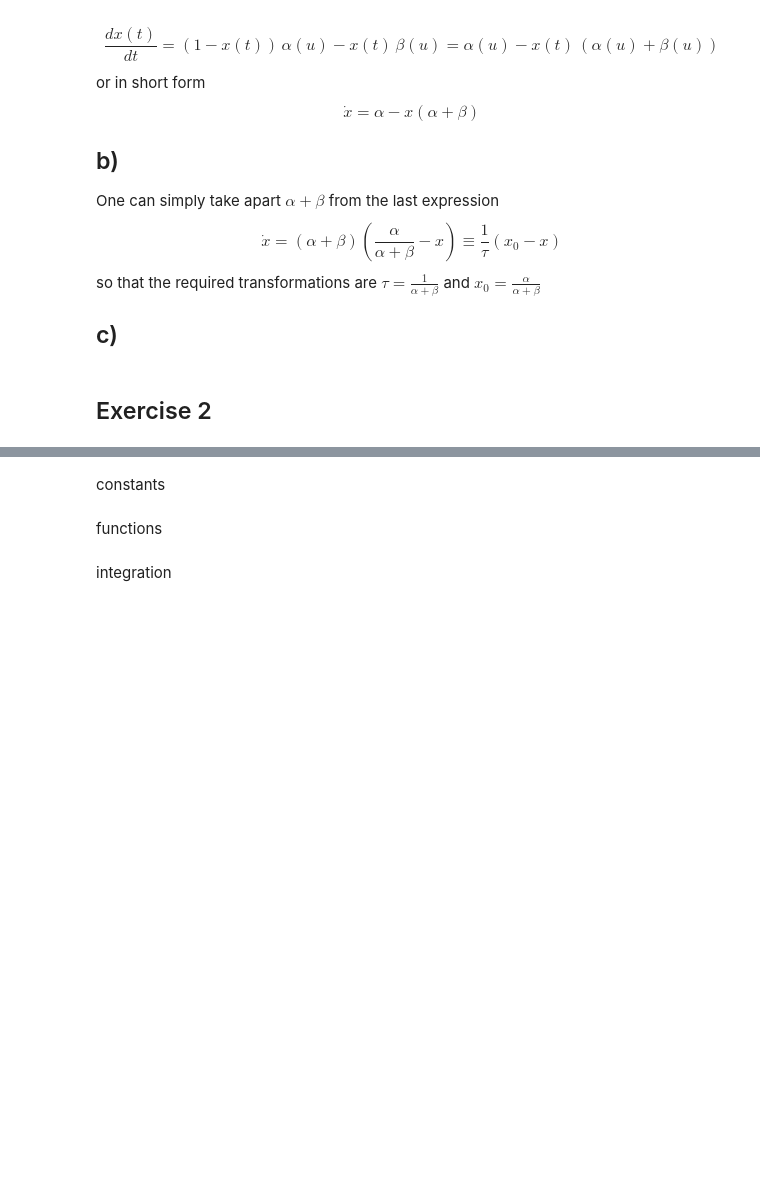
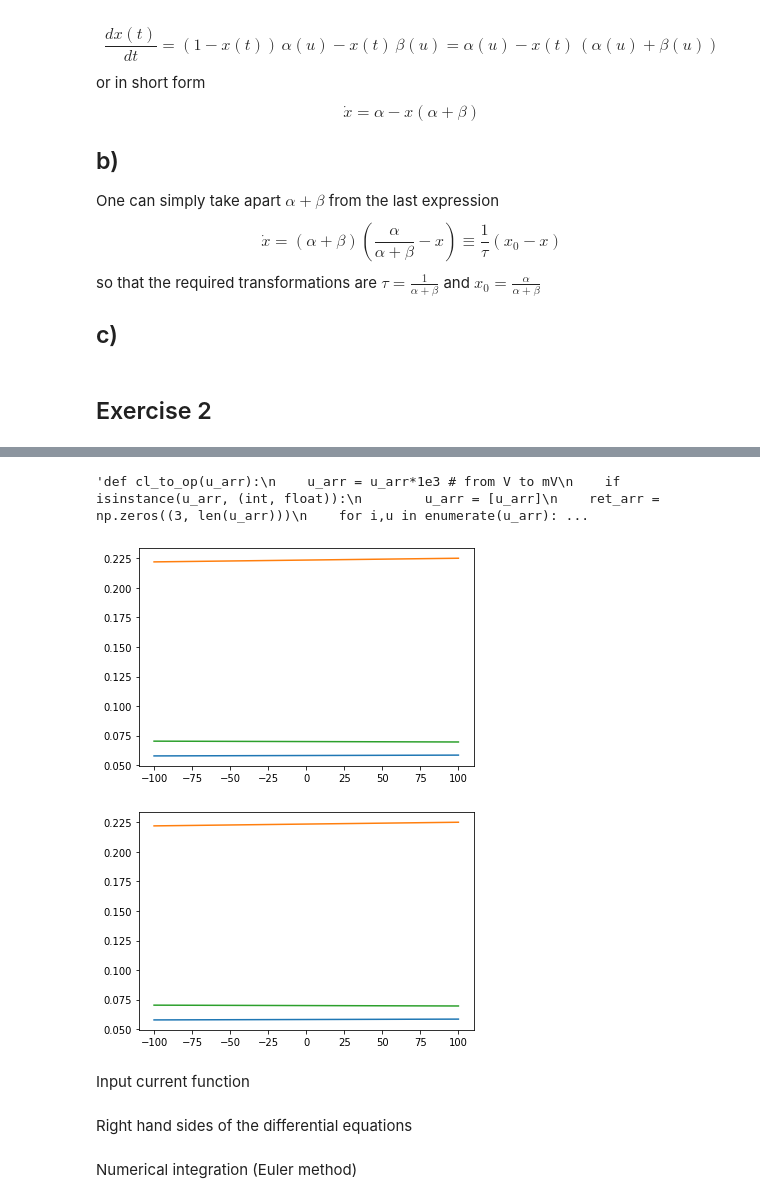
Before and after one commit to Matteo294/BIC, a Jupyter notebook: sheet2/ex1.ipynb, the cells around one changed output, grey strips where cells are left out. Drawn from its saved outputs; the diff is of its cells as text; code cells hidden in the pictures; blank space fills up the shorter version.

```diff
--- a/sheet2/ex1.ipynb
+++ b/sheet2/ex1.ipynb
@@ -38,19 +75,27 @@ Transition rates
 # %%
 # Transition rates
-#cl_to_op = lambda u: np.array([(-0.55-0.1*u*1e3)/(np.exp(-5.5-0.1*u*1e3) - 1), (-4-0.1*u*1e3)/(np.exp(-4.0-0.1*u*1e3) - 1), 0.007*np.exp(-(u*1e3+65)/20)])
-def cl_to_op(u_arr):
+'''def cl_to_op(u_arr):
+    u_arr = u_arr*1e3 # from V to mV
     if isinstance(u_arr, (int, float)):
         u_arr = [u_arr]
     ret_arr = np.zeros((3, len(u_arr)))
     for i,u in enumerate(u_arr):
-        if abs(-0.1*u*1e3 - 5.5) < 1e-1:
-            ret_arr[0,i] = (-0.55-0.01*u*1e3)/(-0.1*u*1e3 + 5.5 + 0.5*(0.1*0.1*u*u*1e6 + 5.5*5.5 - 2*0.1*5.5*u*1e3))
+        if abs(-0.1*u-5.5) < 1:
+            ret_arr[0,i] = (-0.55-0.01*u)/taylor_exp(u, alpha=-0.1, beta=-5.5, n=10)
         else:
-            ret_arr[0,i] = (-0.55-0.1*u*1e3)/(np.exp(-5.5-0.1*u*1e3) - 1)
-        ret_arr[1,i] = (-4-0.1*u*1e3)/(np.exp(-4.0-0.1*u*1e3) - 1)
-        ret_arr[2,i] = 0.007*np.exp(-(u*1e3+65)/20)
+            ret_arr[0,i] = (-0.55-0.01*u)/(np.exp(-5.5-0.1*u) - 1)
+        if abs(-0.1*u-4) < 1:
+            ret_arr[1,i] = (-4-0.1*u)/taylor_exp(u, alpha=-0.1, beta=-4, n=10)
+        else:
+            ret_arr[1,i] = (-4-0.1*u)/(np.exp(-4-0.1*u) - 1)
+        ret_arr[2,i] = 0.007*np.exp(-(u+65)/20)
     return ret_arr
 
-op_to_cl = lambda u: np.array([0.125*np.exp(-(u*1e3+65)/80), 4.0*np.exp(-(u*1e3+65)/18), 1/(np.exp(-3.5-0.1*u*1e3) + 1)])
+op_to_cl = lambda u: np.array([0.125*np.exp(-(u+65)/80), 4.0*np.exp(-(u+65)/18), 1/(np.exp(-3.5-0.1*u) + 1)])
+
+
+# x0, tau
+get_x0 = lambda u: cl_to_op(u)/(cl_to_op(u)+op_to_cl(u))
+get_tau = lambda u: 1/(cl_to_op(u) + op_to_cl(u))'''
+# %% [output]
+'def cl_to_op(u_arr):\n    u_arr = u_arr*1e3 # from V to mV\n    if isinstance(u_arr, (int, float)):\n        u_arr = [u_arr]\n    ret_arr = np.zeros((3, len(u_arr)))\n    for i,u in enumerate(u_arr): ...
-# %% [markdown]
-constants
@@ -70,2 +102,44 @@ npoints = int(T_run/dt)
-# %% [markdown]
-functions
+# %%
+# Transition rates
+def cl_to_op(u_arr):
+    u_arr = u_arr # from V to mV
+    if isinstance(u_arr, (int, float)):
+        u_arr = [u_arr]
+    ret_arr = np.zeros((3, len(u_arr)))
+    for i,u in enumerate(u_arr):
+        if abs(1 + 0.1*u) < 1e-1 and False:
+            ret_arr[0,i] = 0.01*(10-u)/taylor_exp(u, alpha=-0.1, beta=1, n=10)
+        else:
+            ret_arr[0,i] = 0.01*(10-u)/(np.exp(1-0.1*u) - 1)
+        if abs(2.5 - 0.1*u) < 1e-1 and False:
+            ret_arr[1,i] = 0.1*(25 - u)/taylor_exp(u, alpha=-0.1, beta=2.5, n=10)
+        else:
+            ret_arr[1,i] = 0.1*(25 - u)/(np.exp(2.5 - 0.1*u) - 1)
+        ret_arr[2,i] = 0.07*np.exp(-u/20)
+    return ret_arr
+
+op_to_cl = lambda u: np.array([0.125*np.exp(-u/80), 4.0*np.exp(-u/18), 1/(np.exp(3-0.1*u) + 1)])
+
+
+# x0, tau
+get_x0 = lambda u: cl_to_op(u)/(cl_to_op(u)+op_to_cl(u))
+get_tau = lambda u: 1/(cl_to_op(u) + op_to_cl(u))
+# %%
+uline = np.linspace(-0.1, 0.1, 10000)
+a = cl_to_op(uline)
+plt.plot(uline*1e3, a[0,:])
+plt.plot(uline*1e3, a[1,:])
+plt.plot(uline*1e3, a[2,:])
+plt.show()
+
+uline = np.linspace(-0.1, 0.1, 10000)
+b = op_to_cl(uline)
+plt.plot(uline*1e3, a[0,:])
+plt.plot(uline*1e3, a[1,:])
+plt.plot(uline*1e3, a[2,:])
+plt.show()
+# %% [output]
+[figure, added]
+[figure, added]
+# %% [markdown]
+Input current function
@@ -72 +156,3 @@ functions
+# %% [markdown]
+Right hand sides of the differential equations
 # %%
@@ -93,5 +163,5 @@ def udot(u, t, n, m, h):
-# %% [markdown]
-integration
+# %% [markdown]
+Numerical integration (Euler method)
 # %%
 t = np.zeros((npoints, 1))
 x = np.zeros((npoints, 3))
```
Also changed, not shown: parts of 16 cells of this notebook, 7 other files.
